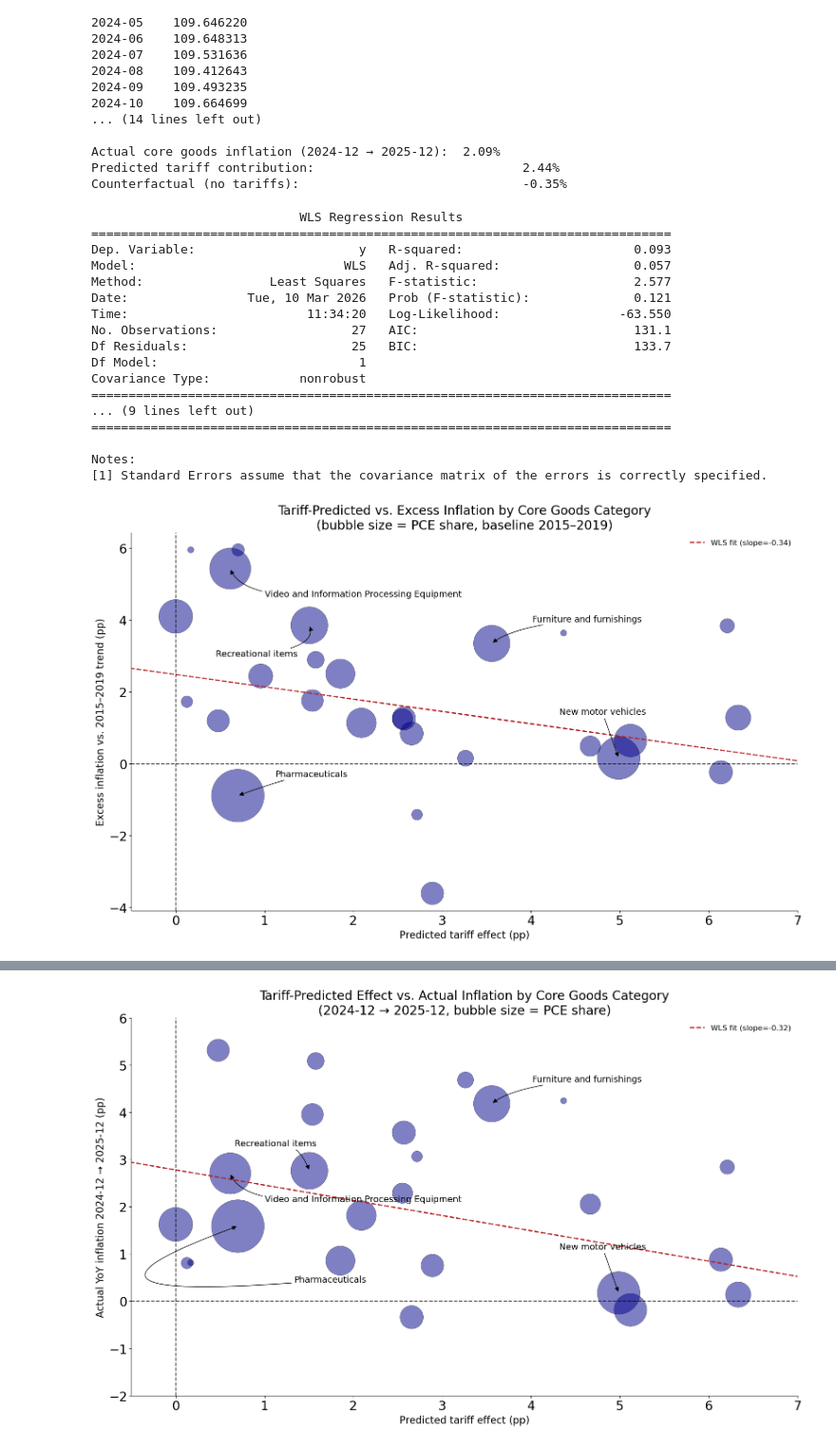
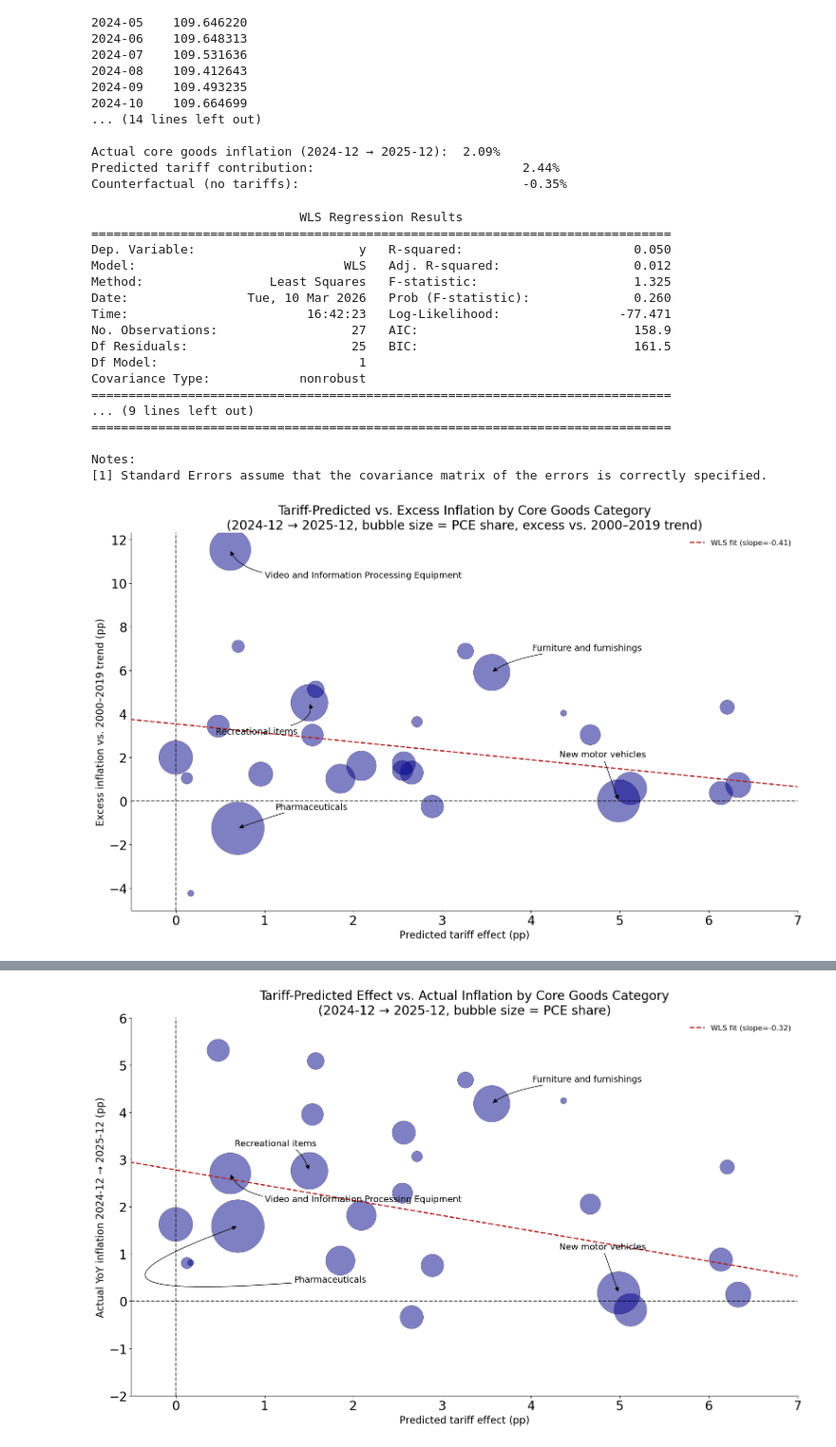
Before and after one commit to tradewartracker/tariffs-inflation, a Jupyter notebook: parse-bea-io.ipynb, the cells around one changed output, grey strips where cells are left out. Shown at 95% size. Drawn from its saved outputs; the diff is of its cells as text; code cells hidden in the pictures.

```diff
--- a/parse-bea-io.ipynb
+++ b/parse-bea-io.ipynb
@@ -392,9 +397,10 @@ Counterfactual (no tariffs):                              -0.35%
 
 # ── Step 7c: Predicted tariff effect vs. excess inflation — scatter plot ──────
 # Methodology §9
-# Excess inflation = current-year YoY growth minus mean of baseline-window YoY growth.
+# Excess inflation = growth over the current window minus mean over the baseline window.
+# Current window:  config.EXCESS_CURRENT_START_MONTH → config.EXCESS_CURRENT_END_MONTH
 # Baseline window: config.EXCESS_BASELINE_START – config.EXCESS_BASELINE_END (inclusive).
-# To adjust, change those two values in config.py.
+# To adjust, change those values in config.py.
 
 current_year = int(config.TARIFF_CURRENT_MONTH[:4])
 
@@ -403,7 +409,8 @@ summary_df = pipeline.step7_excess_inflation(
     pce_effect_df         = pce_effect_df,
     core_goods_categories = config.CORE_GOODS_CATEGORIES,
     nipa_crosswalk        = config.NIPA_CROSSWALK,
-    current_year          = current_year,
+    current_start_month   = config.EXCESS_CURRENT_START_MONTH,
+    current_end_month     = config.EXCESS_CURRENT_END_MONTH,
     baseline_start        = config.EXCESS_BASELINE_START,
     baseline_end          = config.EXCESS_BASELINE_END,
 )
@@ -442,9 +449,10 @@ ax.axvline(0, color='black', linewidth=1.5, linestyle='--', alpha=0.7)
 ax.set_xlim(-0.5, 7.0)
 
 baseline_range = f"{config.EXCESS_BASELINE_START}–{config.EXCESS_BASELINE_END}"
+current_window = f"{config.EXCESS_CURRENT_START_MONTH} → {config.EXCESS_CURRENT_END_MONTH}"
 ax.set_title(
     f"Tariff-Predicted vs. Excess Inflation by Core Goods Category\n"
-    f"(bubble size = PCE share, baseline {baseline_range})",
+    f"({current_window}, bubble size = PCE share, excess vs. {baseline_range} trend)",
     fontsize=20,
 )
 ax.set_xlabel("Predicted tariff effect (pp)", fontsize=16)
@@ -502,38 +510,38 @@ ax.annotate(# recreational items
     horizontalalignment="left",
     arrowprops={"arrowstyle": "-|>", "connectionstyle": "angle3,angleA=5,angleB=110", "color": "black"},
     fontsize=annotate_fontsize,
 )
 
 ax.annotate(# furniture & household equipment
     _top5.loc[4, "PCE_category"],
     xy=(_top5.loc[4, "predicted_effect"] * 100, _top5.loc[4, "excess_inflation"] * 100),
     xycoords="data",
     xytext=(65, 35),
     textcoords="offset points",
     horizontalalignment="left",
     arrowprops={"arrowstyle": "-|>", "connectionstyle": "angle3,angleA=5,angleB=40", "color": "black"},
     fontsize=annotate_fontsize,
 )
 
 plt.tight_layout()
 plt.savefig("tariff_vs_excess_inflation.png", bbox_inches="tight", dpi=150)
 plt.show()
 # %% [output]
                             WLS Regression Results
 ==============================================================================
-Dep. Variable:                      y   R-squared:                       0.093
-Model:                            WLS   Adj. R-squared:                  0.057
-Method:                 Least Squares   F-statistic:                     2.577
-Date:                Tue, 10 Mar 2026   Prob (F-statistic):              0.121
-Time:                        11:34:20   Log-Likelihood:                -63.550
-No. Observations:                  27   AIC:                             131.1
-Df Residuals:                      25   BIC:                             133.7
+Dep. Variable:                      y   R-squared:                       0.050
+Model:                            WLS   Adj. R-squared:                  0.012
+Method:                 Least Squares   F-statistic:                     1.325
+Date:                Tue, 10 Mar 2026   Prob (F-statistic):              0.260
+Time:                        16:42:23   Log-Likelihood:                -77.471
+No. Observations:                  27   AIC:                             158.9
+Df Residuals:                      25   BIC:                             161.5
 Df Model:                           1
 Covariance Type:            nonrobust
 ==============================================================================
 ... (9 lines left out)
 ==============================================================================
 
 Notes:
 [1] Standard Errors assume that the covariance matrix of the errors is correctly specified.
-[figure, old version]
+[figure, new version]
```
Also changed, not shown: parts of 7 cells of this notebook, 2 other files.
